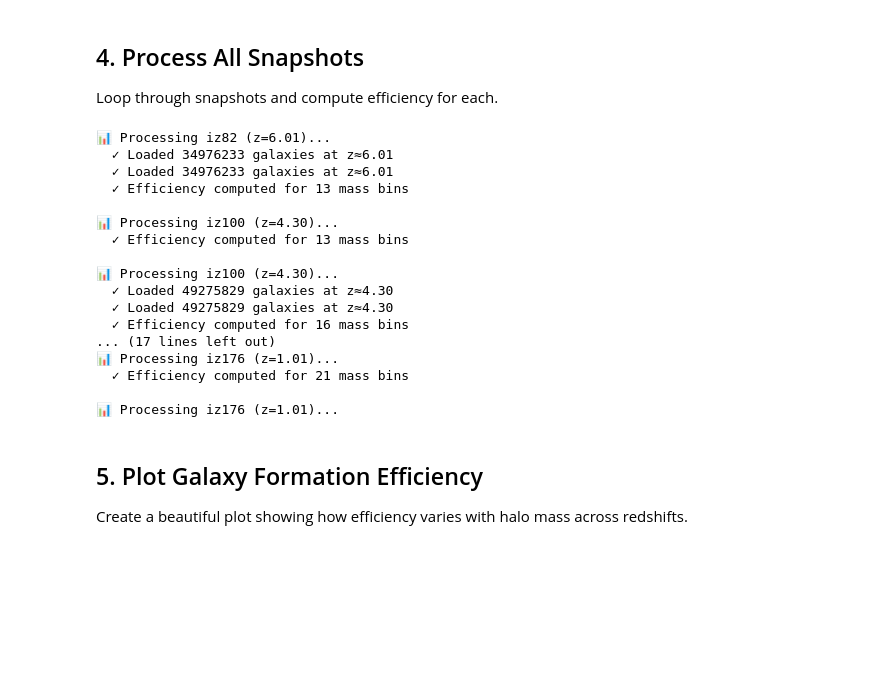
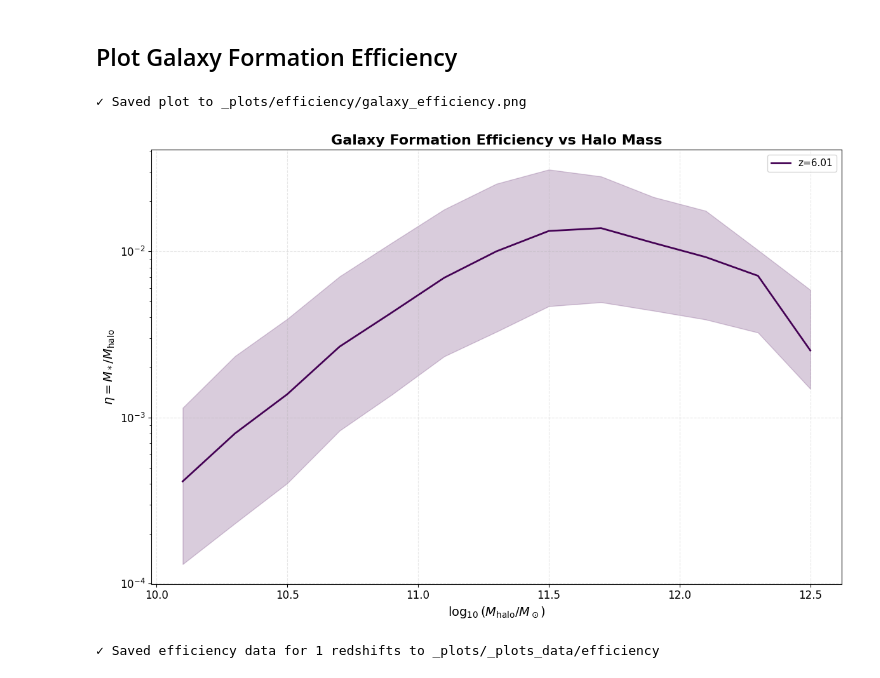
Before and after one commit to OscarHickman/galform_analysis, a Jupyter notebook: examples/galaxy_efficiency.ipynb, the cells around one changed output. Drawn from its saved outputs; the diff is of its cells as text; code cells hidden in the pictures; blank space fills up the shorter version.

```diff
--- a/examples/galaxy_efficiency.ipynb
+++ b/examples/galaxy_efficiency.ipynb
@@ -67,14 +41,3 @@ print("✓ Helper function defined")
 # %%
-# The BASE_DIR is already configured in config.py
-base_dir = get_base_dir()
-
-# Snapshots to analyze - using available redshifts
-snapshots = ['iz82', 'iz100', 'iz120', 'iz142', 'iz176']
-
-# Halo mass bins (log10 M_sun)
-mass_bins = np.arange(10.0, 15.5, 0.2)
-
-print(f"Base directory: {base_dir}")
-print(f"Snapshots: {snapshots}")
-print(f"Mass bins: {len(mass_bins)-1} bins from {mass_bins[0]} to {mass_bins[-1]}")
+results = process_efficiency_redshifts(redshifts, mass_bins, base_dir=base_dir, verbose=True)
 # %% [output]
@@ -84,58 +53,17 @@ Mass bins: 27 bins from 10.0 to 15.39999999999998
 # %% [markdown]
-## 4. Process All Snapshots
-
-Loop through snapshots and compute efficiency for each.
+## Plot Galaxy Formation Efficiency
 # %%
-results = []
+# Plot efficiency vs mass
+fig = plot_efficiency_vs_mass(
+    results,
+    redshifts,
+    figsize=(12, 8),
+    save_path='_plots/efficiency/galaxy_efficiency.png'
+)
+plt.show()
 
-for snapshot in snapshots:
-    iz_path = base_dir / snapshot
-
-    if not iz_path.exists():
-        print(f"⚠ Skipping {snapshot} - path not found")
-        continue
-
-    z = get_snapshot_redshift(snapshot)
-    label = f"z={z:.2f}" if z is not None else snapshot
-    print(f"\n📊 Processing {snapshot} ({label})...")
-
-    # Aggregate data from all subvolumes
-    agg = aggregate_snapshot(str(iz_path))
-    if agg is None:
-        print("  ✗ No data found")
-        continue
-
-    print(f"  ✓ Loaded {len(agg['mstar'])} galaxies at z≈{agg.get('z', '?'):.2f}")
-
-    # Compute efficiency
-    eff = compute_efficiency_vs_mass(agg, mass_bins)
-    if eff is None:
-        print("  ✗ Could not compute efficiency")
-        continue
-
-    results.append(eff)
-    print(f"  ✓ Efficiency computed for {np.sum(np.isfinite(eff['eta_med']))} mass bins")
-
-print(f"\n✓ Successfully processed {len(results)} snapshots")
+save_efficiency_data(results, redshifts, output_dir='_plots/_plots_data/efficiency')
 # %% [output]
-📊 Processing iz82 (z=6.01)...
-  ✓ Loaded 34976233 galaxies at z≈6.01
-  ✓ Loaded 34976233 galaxies at z≈6.01
-  ✓ Efficiency computed for 13 mass bins
-
-📊 Processing iz100 (z=4.30)...
-  ✓ Efficiency computed for 13 mass bins
-
-📊 Processing iz100 (z=4.30)...
-  ✓ Loaded 49275829 galaxies at z≈4.30
-  ✓ Loaded 49275829 galaxies at z≈4.30
-  ✓ Efficiency computed for 16 mass bins
-... (17 lines left out)
-📊 Processing iz176 (z=1.01)...
-  ✓ Efficiency computed for 21 mass bins
-
-📊 Processing iz176 (z=1.01)...
+✓ Saved plot to _plots/efficiency/galaxy_efficiency.png
+[figure, added]
+✓ Saved efficiency data for 1 redshifts to _plots/_plots_data/efficiency
-# %% [markdown]
-## 5. Plot Galaxy Formation Efficiency
-
-Create a beautiful plot showing how efficiency varies with halo mass across redshifts.
```
Also changed, not shown: parts of 9 cells of this notebook, 9 other files.
